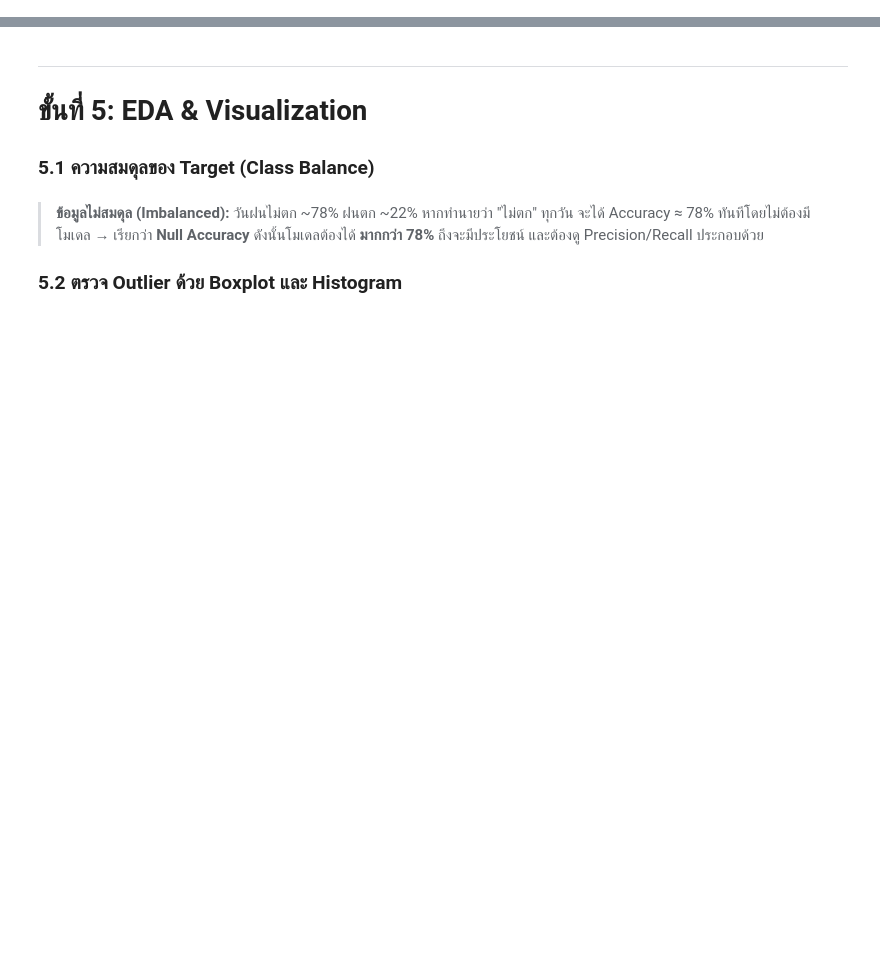
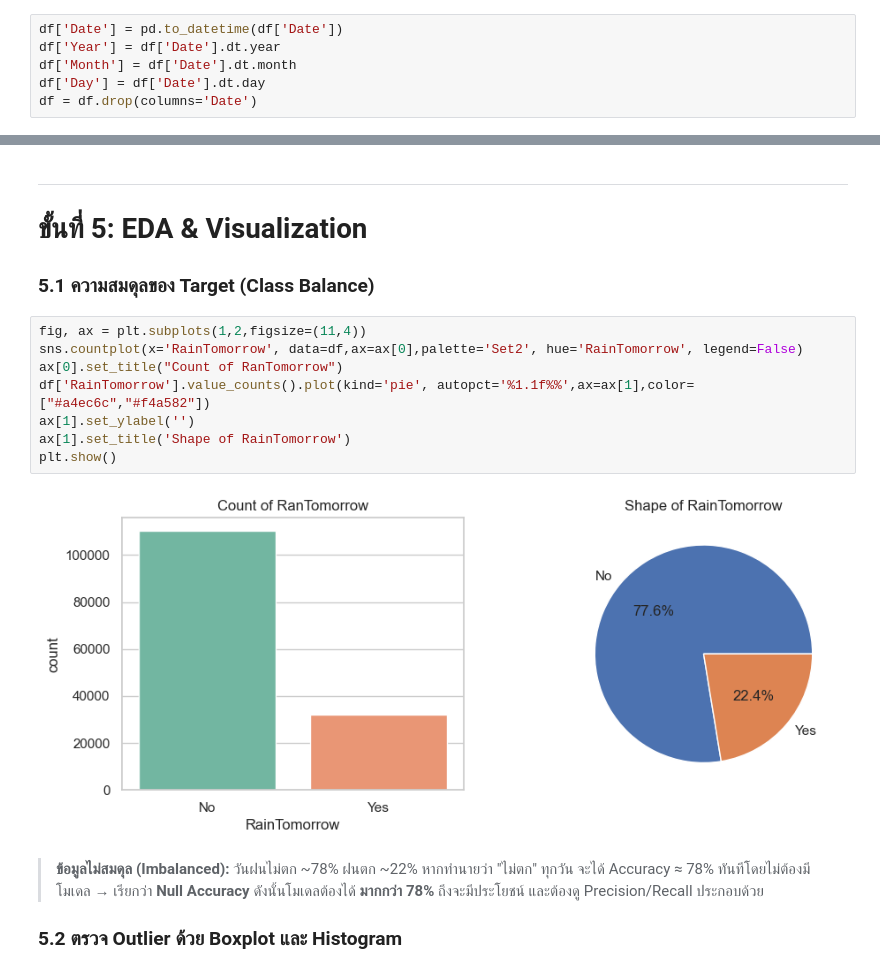
Before and after one commit to IceEz555/data-science-basic, a Jupyter notebook: PreTest/LiveCode/01_Classification_RainTomorrow_End-to-End_LiveCode.ipynb, the cells around one changed output, grey strips where cells are left out. Cells and saved outputs as stored; diff of their text form; blank space fills up the shorter version.

```diff
--- a/PreTest/LiveCode/01_Classification_RainTomorrow_End-to-End_LiveCode.ipynb
+++ b/PreTest/LiveCode/01_Classification_RainTomorrow_End-to-End_LiveCode.ipynb
@@ -98,3 +227,9 @@
 
 ### 4.6 Feature Engineering: แยกวันที่เป็น ปี / เดือน / วัน
 `Month` น่าจะมีประโยชน์ เพราะฤดูกาลมีผลต่อฝน
+# %%
+df['Date'] = pd.to_datetime(df['Date'])
+df['Year'] = df['Date'].dt.year
+df['Month'] = df['Date'].dt.month
+df['Day'] = df['Date'].dt.day
+df = df.drop(columns='Date')
@@ -103,6 +247,16 @@
 # ขั้นที่ 5: EDA & Visualization
 
 ### 5.1 ความสมดุลของ Target (Class Balance)
+# %%
+fig, ax = plt.subplots(1,2,figsize=(11,4))
+sns.countplot(x='RainTomorrow', data=df,ax=ax[0],palette='Set2', hue='RainTomorrow', legend=False)
+ax[0].set_title("Count of RanTomorrow")
+df['RainTomorrow'].value_counts().plot(kind='pie', autopct='%1.1f%%',ax=ax[1],color=["#a4ec6c","#f4a582"])
+ax[1].set_ylabel('')
+ax[1].set_title('Shape of RainTomorrow')
+plt.show()
+# %% [output]
+[figure, added]
 # %% [markdown]
 > **ข้อมูลไม่สมดุล (Imbalanced):** วันฝนไม่ตก ~78% ฝนตก ~22%
 > หากทำนายว่า "ไม่ตก" ทุกวัน จะได้ Accuracy ≈ 78% ทันทีโดยไม่ต้องมีโมเดล → เรียกว่า **Null Accuracy**
```
Also changed, not shown: parts of 32 cells of this notebook, 7 other files.
